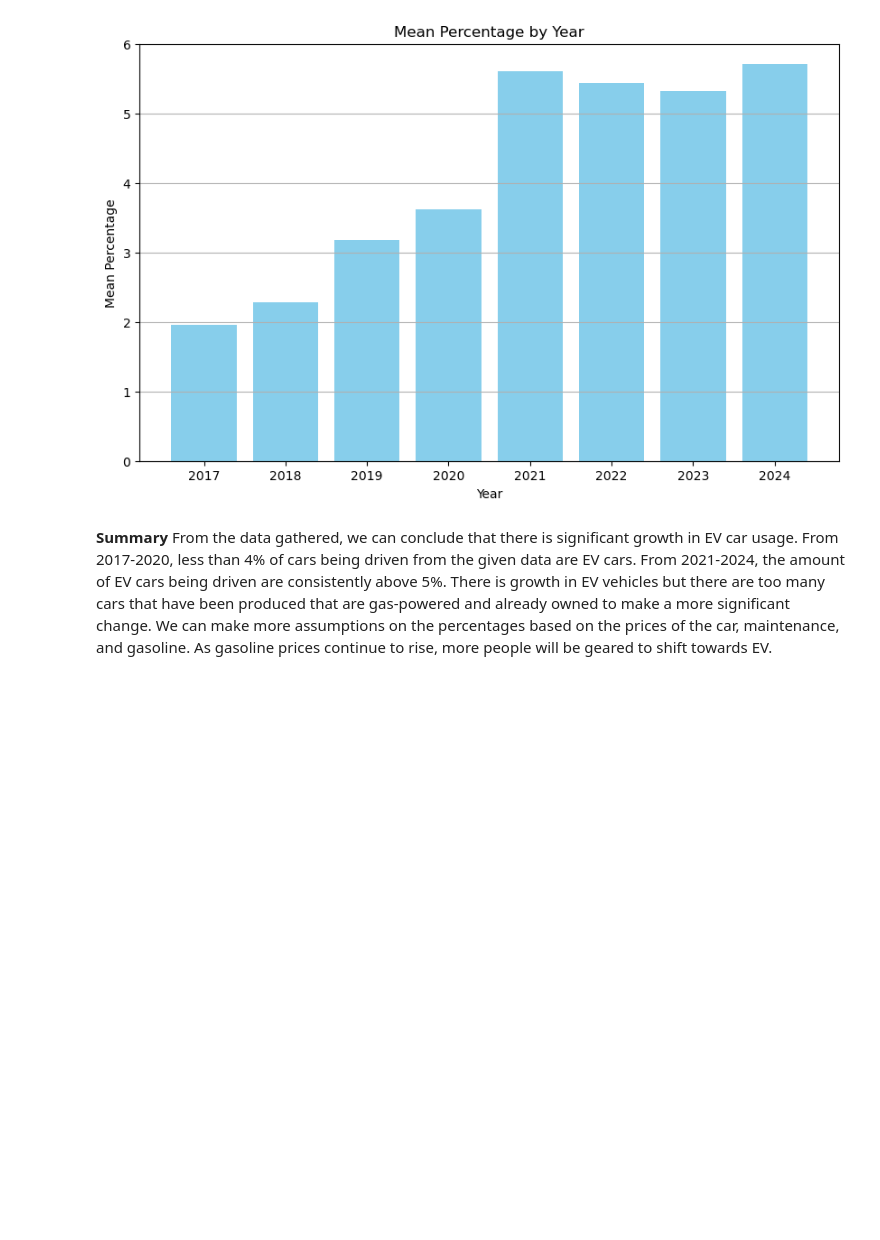
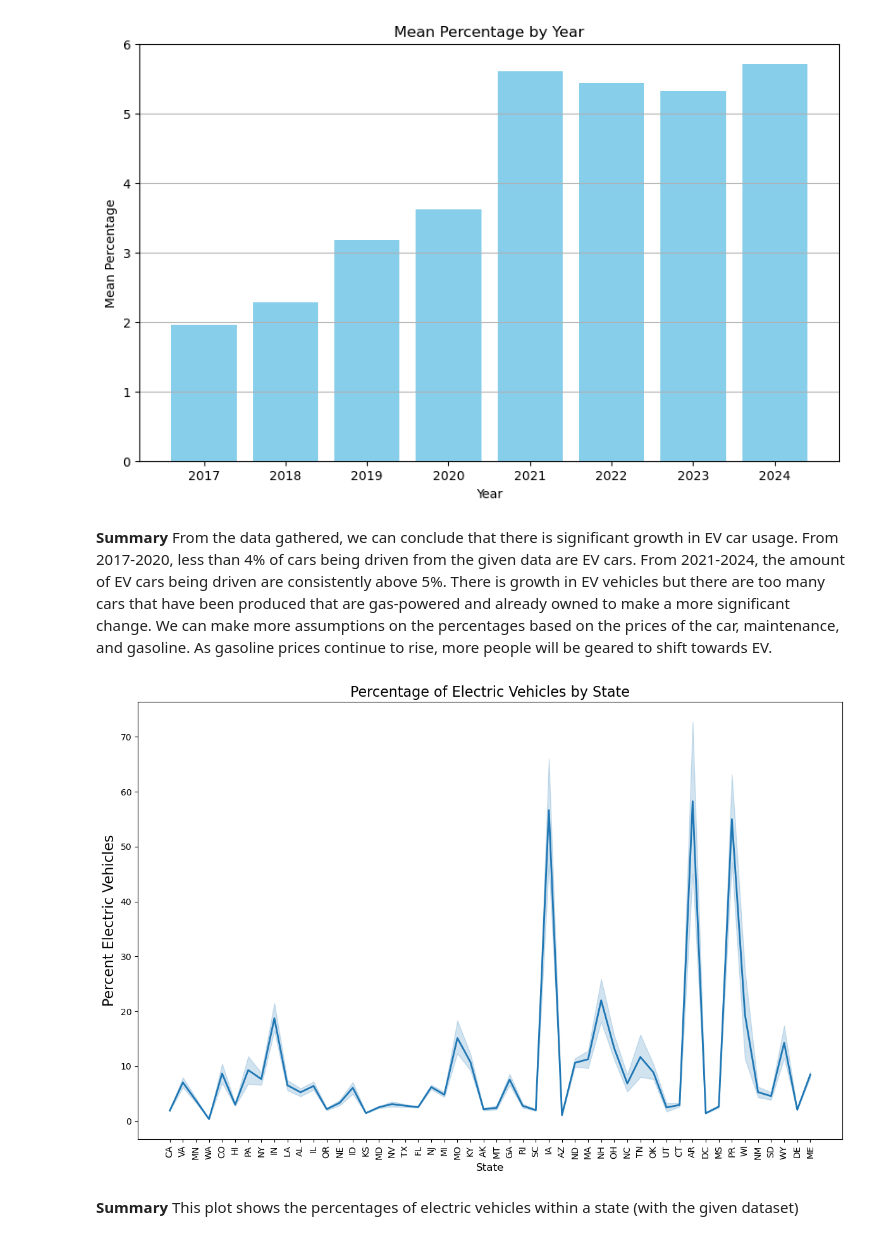
Before and after one commit to Pleffz/Self-Coding-Projects, a Jupyter notebook: EV Project.ipynb, the cells around one changed output. Saved outputs shown, nothing was run; the diff lists cells and outputs as text; code cells hidden in the pictures; blank space fills up the shorter version.

```diff
--- a/EV Project.ipynb
+++ b/EV Project.ipynb
@@ -70,3 +72,25 @@ plt.show()
 # %% [markdown]
 **Summary**
 From the data gathered, we can conclude that there is significant growth in EV car usage.  From 2017-2020, less than 4% of cars being driven from the given data are EV cars. From 2021-2024, the amount of EV cars being driven are consistently above 5%.  There is growth in EV vehicles but there are too many cars that have been produced that are gas-powered and already owned to make a more significant change.  We can make more assumptions on the percentages based on the prices of the car, maintenance, and gasoline.  As gasoline prices continue to rise, more people will be geared to shift towards EV.
+# %%
+plt.figure(figsize=(12, 8))
+
+# Use seaborn to create an area plot
+sns.lineplot(x='State', y='Percent Electric Vehicles', data=df, sort=False, linewidth=2)
+
+# Customize labels and title
+plt.xlabel('State', fontsize=12)
+plt.ylabel('Percent Electric Vehicles', fontsize=16)
+plt.title('Percentage of Electric Vehicles by State', fontsize=16)
+
+# Rotate x-axis labels for better readability
+plt.xticks(rotation=90)
+
+# Show plot
+plt.tight_layout()
+plt.show()
+# %% [output]
+[figure, added]
+# %% [markdown]
+**Summary**
+This plot shows the percentages of electric vehicles within a state (with the given dataset)
```
Also changed, not shown: parts of 1 cell of this notebook.
